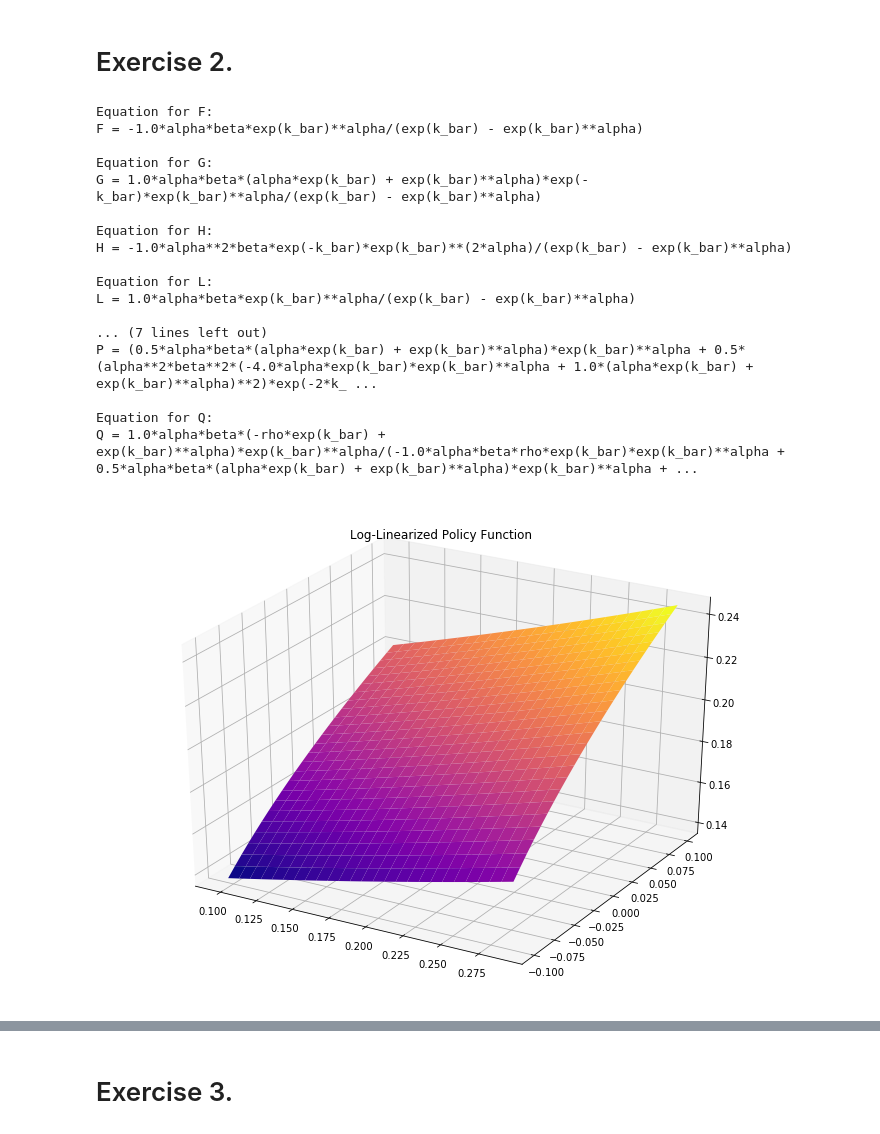
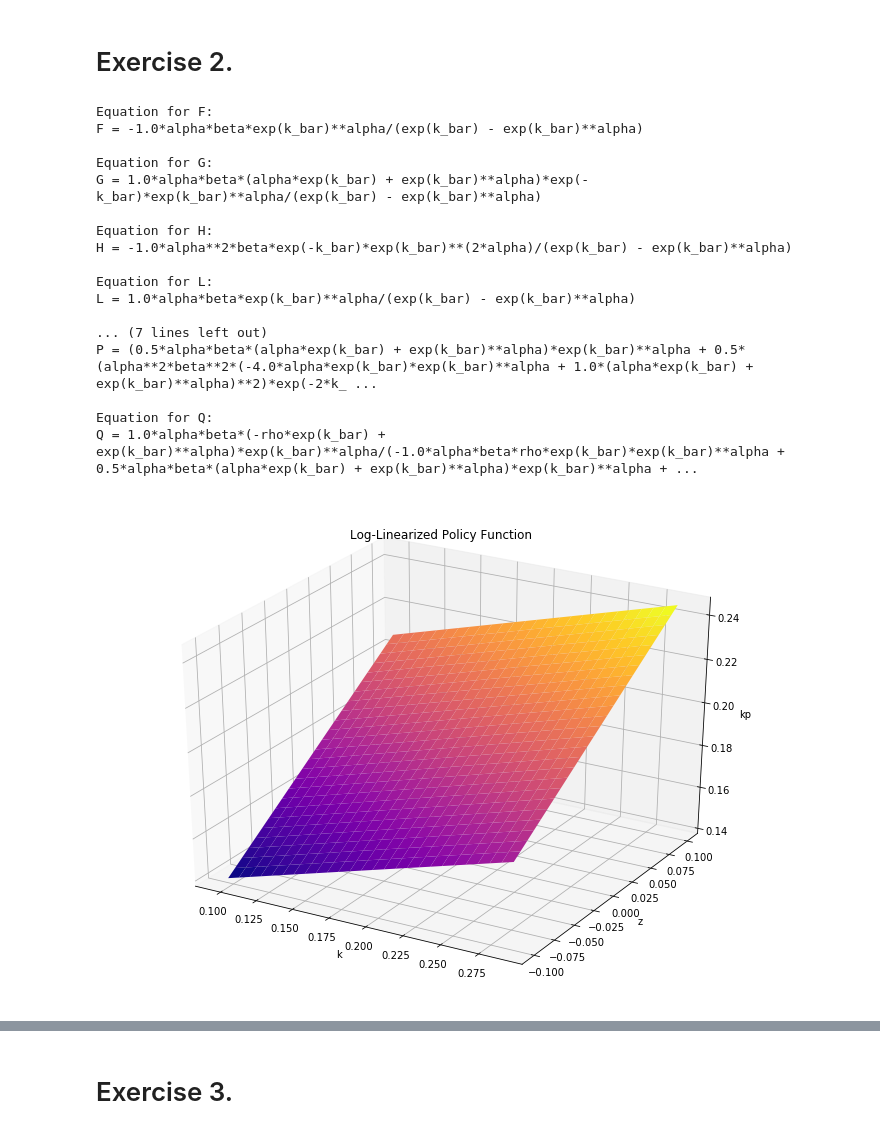
Before and after one commit to ipitman/BootCamp2017, a Jupyter notebook: Econ/Wk5_6_DSGE_Filters/Wk5_6_Econ_PSet/Exercises from Linearization Notes.ipynb, the cells around one changed output, grey strips where cells are left out. Drawn from its saved outputs; the diff is of its cells as text; code cells hidden in the pictures.

```diff
--- a/Econ/Wk5_6_DSGE_Filters/Wk5_6_Econ_PSet/Exercises from Linearization Notes.ipynb
+++ b/Econ/Wk5_6_DSGE_Filters/Wk5_6_Econ_PSet/Exercises from Linearization Notes.ipynb
@@ -176,7 +176,7 @@ H = np.zeros((26, 26))
 
 #Define policy function:
 def pf(k, z):
-    return k_bar * np.exp(P * np.log(k / k_bar) + Q * (z - z_bar))
+    return k_bar * (P * ((k - k_bar) / k_bar) + Q * (z - z_bar)) + k_bar
 
 #Update policy function grid:
 for i in range(26): #loop over k indices
@@ -189,40 +189,38 @@ ax = fig.add_subplot(111, projection='3d')
 X, Y = np.meshgrid(k_grid, z_grid)
 ax.plot_surface(X, Y, H, cmap='plasma')
 plt.title("Log-Linearized Policy Function")
+ax.set_xlabel('k')
+ax.set_ylabel('z')
+ax.set_zlabel('kp')
 plt.show()
 
 #Plot both policy functions together:
 fig = plt.figure(figsize=(12, 9))
 ax = fig.add_subplot(111, projection='3d')
 X, Y = np.meshgrid(k_grid, z_grid)
 ax.plot_surface(X, Y, H_old, cmap='viridis')
 ax.plot_surface(X, Y, H, cmap='plasma')
 plt.title("Linearized and Log-Linearized Policy Functions")
+ax.set_xlabel('k')
+ax.set_ylabel('z')
+ax.set_zlabel('kp')
 plt.show()
-
-#Plot the difference:
-fig = plt.figure(figsize=(12, 9))
-ax = fig.add_subplot(111, projection='3d')
-X, Y = np.meshgrid(k_grid, z_grid)
-ax.plot_surface(X, Y, H_old - H, cmap='magma')
-plt.title("Difference in Policy Functions")
-plt.show()
 # %% [output]
 Equation for F:
 F = -1.0*alpha*beta*exp(k_bar)**alpha/(exp(k_bar) - exp(k_bar)**alpha)
 
 Equation for G:
 G = 1.0*alpha*beta*(alpha*exp(k_bar) + exp(k_bar)**alpha)*exp(-k_bar)*exp(k_bar)**alpha/(exp(k_bar) - exp(k_bar)**alpha)
 
 Equation for H:
 H = -1.0*alpha**2*beta*exp(-k_bar)*exp(k_bar)**(2*alpha)/(exp(k_bar) - exp(k_bar)**alpha)
 
 Equation for L:
 L = 1.0*alpha*beta*exp(k_bar)**alpha/(exp(k_bar) - exp(k_bar)**alpha)
 
 ... (7 lines left out)
 P = (0.5*alpha*beta*(alpha*exp(k_bar) + exp(k_bar)**alpha)*exp(k_bar)**alpha + 0.5*(alpha**2*beta**2*(-4.0*alpha*exp(k_bar)*exp(k_bar)**alpha + 1.0*(alpha*exp(k_bar) + exp(k_bar)**alpha)**2)*exp(-2*k_ ...
 
 Equation for Q:
 Q = 1.0*alpha*beta*(-rho*exp(k_bar) + exp(k_bar)**alpha)*exp(k_bar)**alpha/(-1.0*alpha*beta*rho*exp(k_bar)*exp(k_bar)**alpha + 0.5*alpha*beta*(alpha*exp(k_bar) + exp(k_bar)**alpha)*exp(k_bar)**alpha + ...
-[figure, old version]
+[figure, new version]
```
Also changed, not shown: parts of 17 cells of this notebook, 5 other files.
